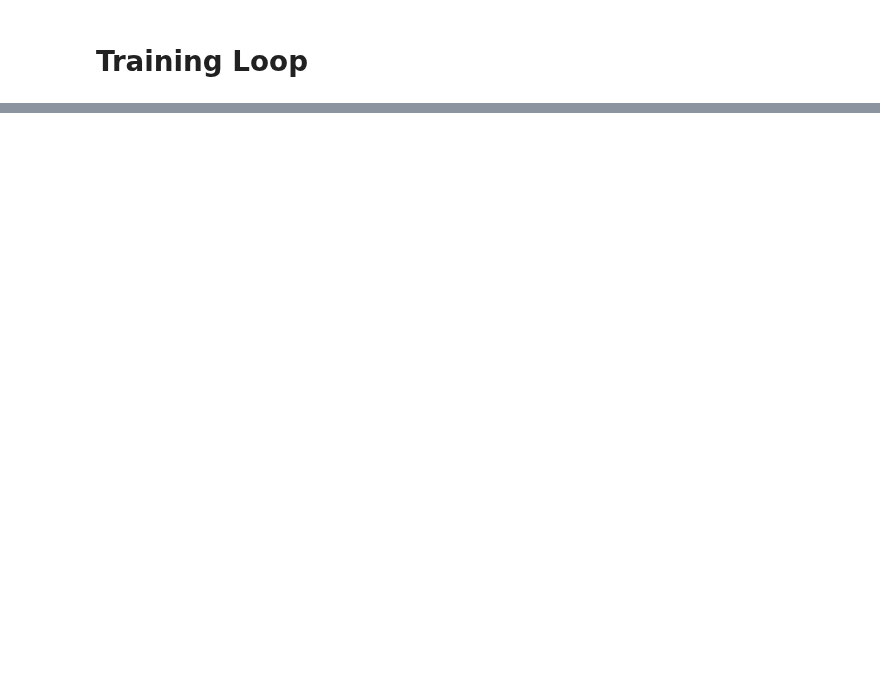
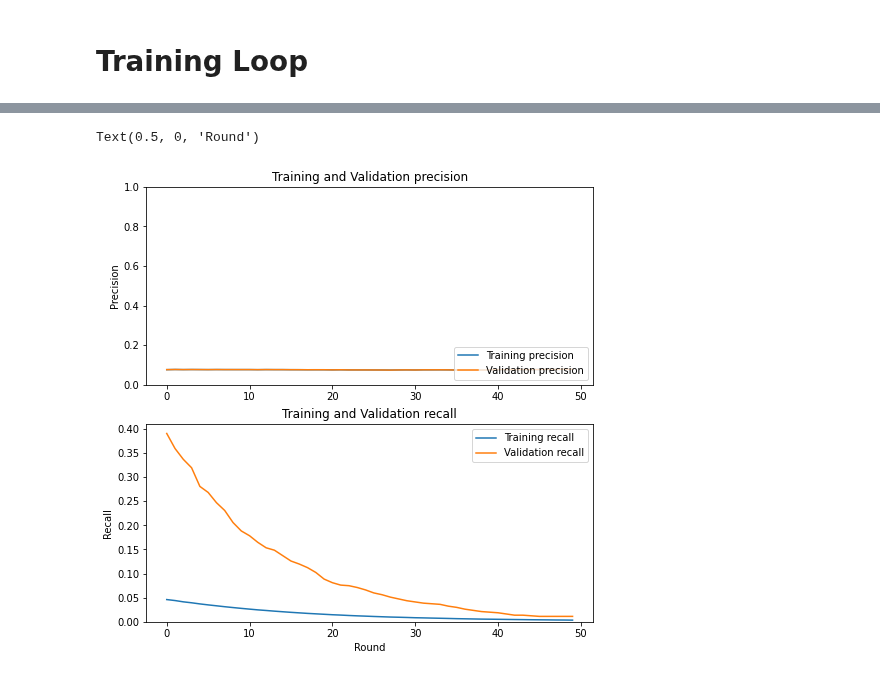
Before and after one commit to VectorInstitute/PETs-Bootcamp, a Jupyter notebook: HFL_Tabular/TFF-FL-home_credit_RH_preprocess.ipynb, the cells around one changed output, grey strips where cells are left out. Drawn from its saved outputs; the diff is of its cells as text; code cells hidden in the pictures; blank space fills up the shorter version.

```diff
--- a/HFL_Tabular/TFF-FL-home_credit_RH_preprocess.ipynb
+++ b/HFL_Tabular/TFF-FL-home_credit_RH_preprocess.ipynb
@@ -422,0 +576,21 @@ OrderedDict([('eval',
+# %%
+fig1 = plt.figure(figsize=(8, 8))
+ax1 = fig1.add_subplot(2, 1, 1)
+ax1.plot(results1['precision'], label='Training precision')
+ax1.plot(results1['val_precision'], label='Validation precision')
+ax1.legend(loc='lower right')
+ax1.set_ylabel('Precision')
+ax1.set_ylim([0, 1])
+ax1.set_title('Training and Validation precision')
+
+ax2 = fig1.add_subplot(2, 1, 2)
+ax2.plot(results1['recall'], label='Training recall')
+ax2.plot(results1['val_recall'], label='Validation recall')
+ax2.legend(loc='upper right')
+ax2.set_ylabel('Recall')
+ax2.set_ylim([0,max(ax2.get_ylim())])
+ax2.set_title('Training and Validation recall')
+ax2.set_xlabel('Round')
+# %% [output]
+Text(0.5, 0, 'Round')
+[figure, added]
```
Also changed, not shown: parts of 32 cells of this notebook.
